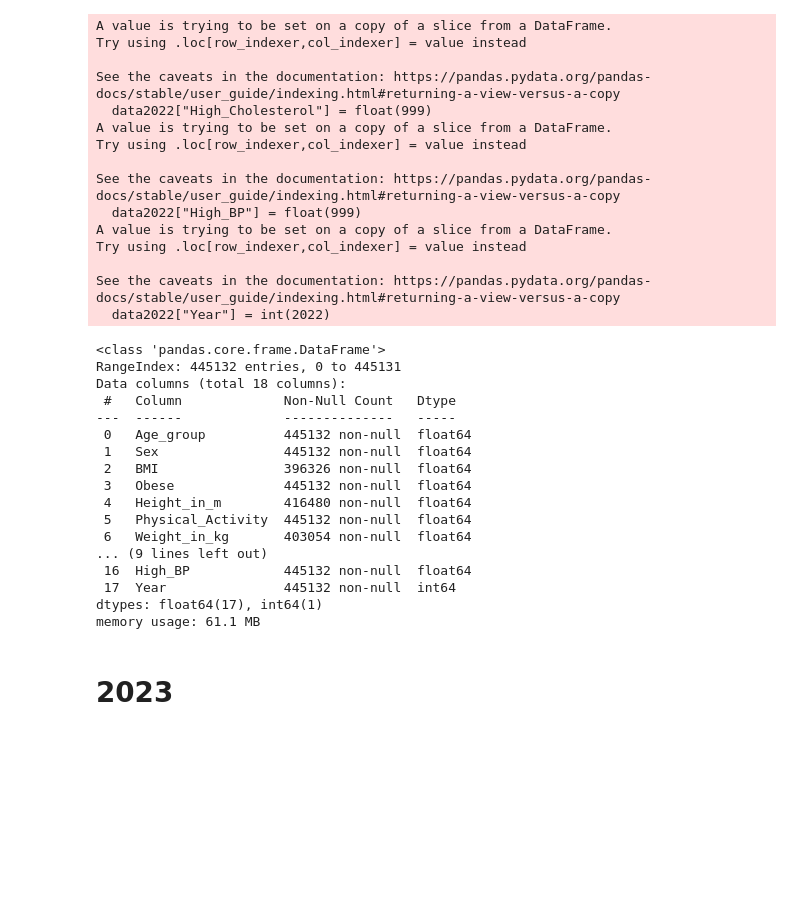
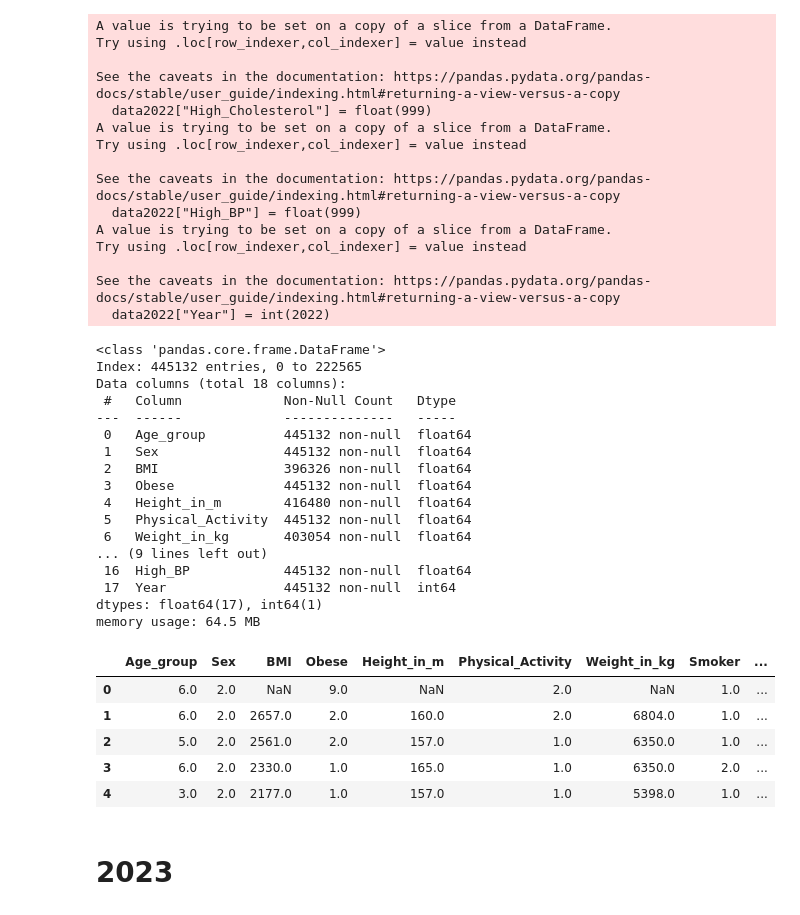
Before and after one commit to SU-IST707-SP26/group-project-team2, a Jupyter notebook: checkpoint/M6-Lulu.ipynb, the cells around one changed output. Cells and saved outputs as stored; diff of their text form; code cells hidden in the pictures; blank space fills up the shorter version.

```diff
--- a/checkpoint/M6-Lulu.ipynb
+++ b/checkpoint/M6-Lulu.ipynb
@@ -14,8 +32,10 @@ import  pyreadstat
 # 2022
 # %%
 # Data Import
-brfss2022_1 = pd.read_parquet("Output/brfss2022_part1.parquet.gzip")
-brfss2022_2 = pd.read_parquet("Output//brfss2022_part2.parquet.gzip")
+#brfss2022_1 = pd.read_parquet("data_acquisition/brfss2022_part1.parquet.gzip")
+#brfss2022_2 = pd.read_parquet("data_acquisition/brfss2022_part2.parquet.gzip")
+brfss2022_1 = pd.read_parquet(r"C:\Users\lulum\Documents\GitHub\group-project-team2\checkpoint\data_acquisition\brfss2022_part1.parquet.gzip")
+brfss2022_2 = pd.read_parquet(r"C:\Users\lulum\Documents\GitHub\group-project-team2\checkpoint\data_acquisition\brfss2022_part2.parquet.gzip")
 
 brfss2022 = pd.concat([brfss2022_1, brfss2022_2], axis = 0)
 # %%
@@ -80,7 +100,7 @@ data2022 = data2022.rename(columns={ "SEXVAR": "Sex",
 data2022.info()
 # %% [output]
 <class 'pandas.core.frame.DataFrame'>
-RangeIndex: 445132 entries, 0 to 445131
+Index: 445132 entries, 0 to 222565
 Data columns (total 18 columns):
  #   Column             Non-Null Count   Dtype
 ---  ------             --------------   -----
@@ -95,4 +115,4 @@ Data columns (total 18 columns):
  16  High_BP            445132 non-null  float64
  17  Year               445132 non-null  int64
 dtypes: float64(17), int64(1)
-memory usage: 61.1 MB
+memory usage: 64.5 MB
@@ -101,0 +119,9 @@ pyreadstat.write_dta(data2022 ,dst_path = "Output/BRFSS22.dta")
+# %%
+data2022.head()
+# %% [output]
+|  | Age_group | Sex | BMI | Obese | Height_in_m | Physical_Activity | Weight_in_kg | Smoker | ... |
+| 0 | 6.0 | 2.0 | NaN | 9.0 | NaN | 2.0 | NaN | 1.0 | ... |
+| 1 | 6.0 | 2.0 | 2657.0 | 2.0 | 160.0 | 2.0 | 6804.0 | 1.0 | ... |
+| 2 | 5.0 | 2.0 | 2561.0 | 2.0 | 157.0 | 1.0 | 6350.0 | 1.0 | ... |
+| 3 | 6.0 | 2.0 | 2330.0 | 1.0 | 165.0 | 1.0 | 6350.0 | 2.0 | ... |
+| 4 | 3.0 | 2.0 | 2177.0 | 1.0 | 157.0 | 1.0 | 5398.0 | 1.0 | ... |
```
Also changed, not shown: parts of 16 cells of this notebook, 5 other files.
